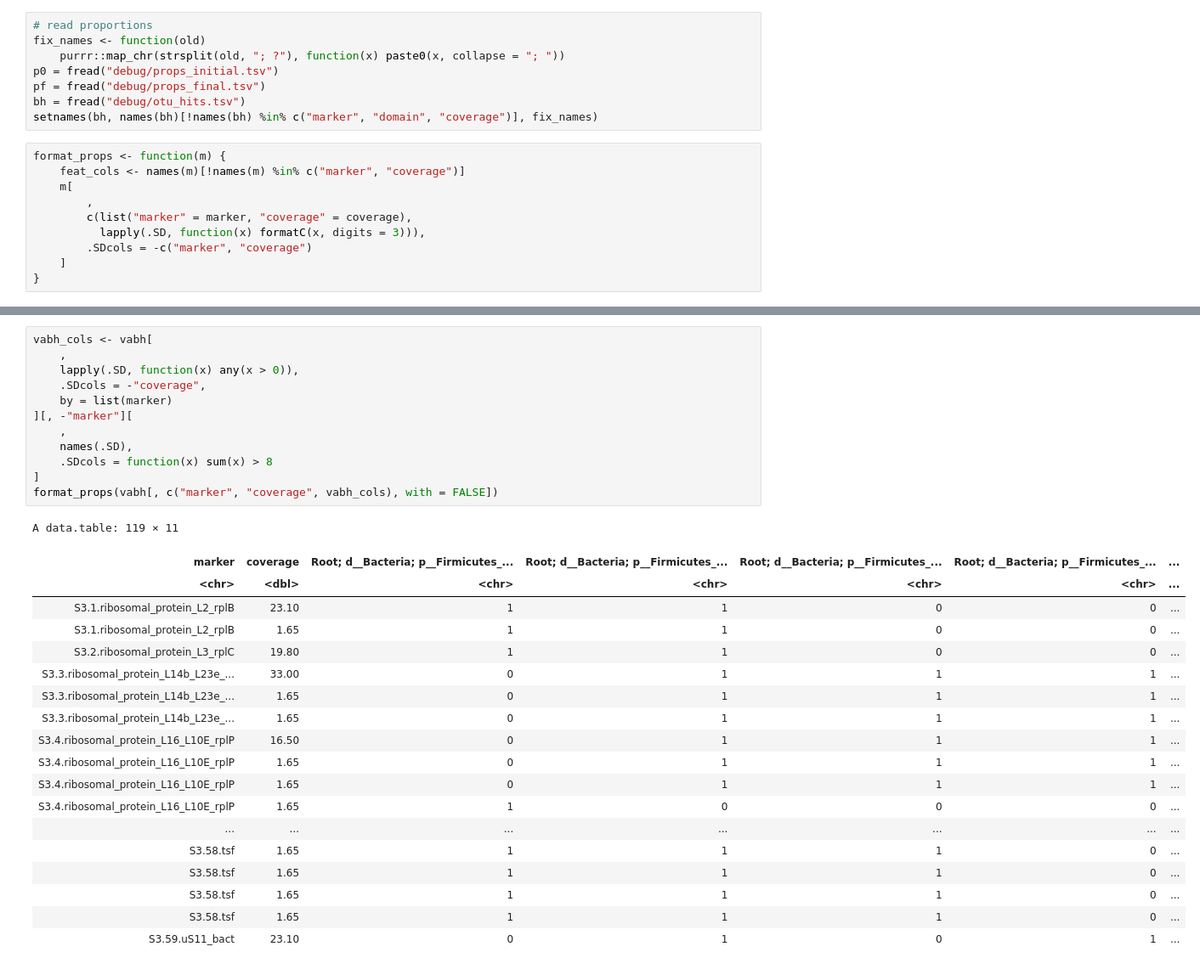
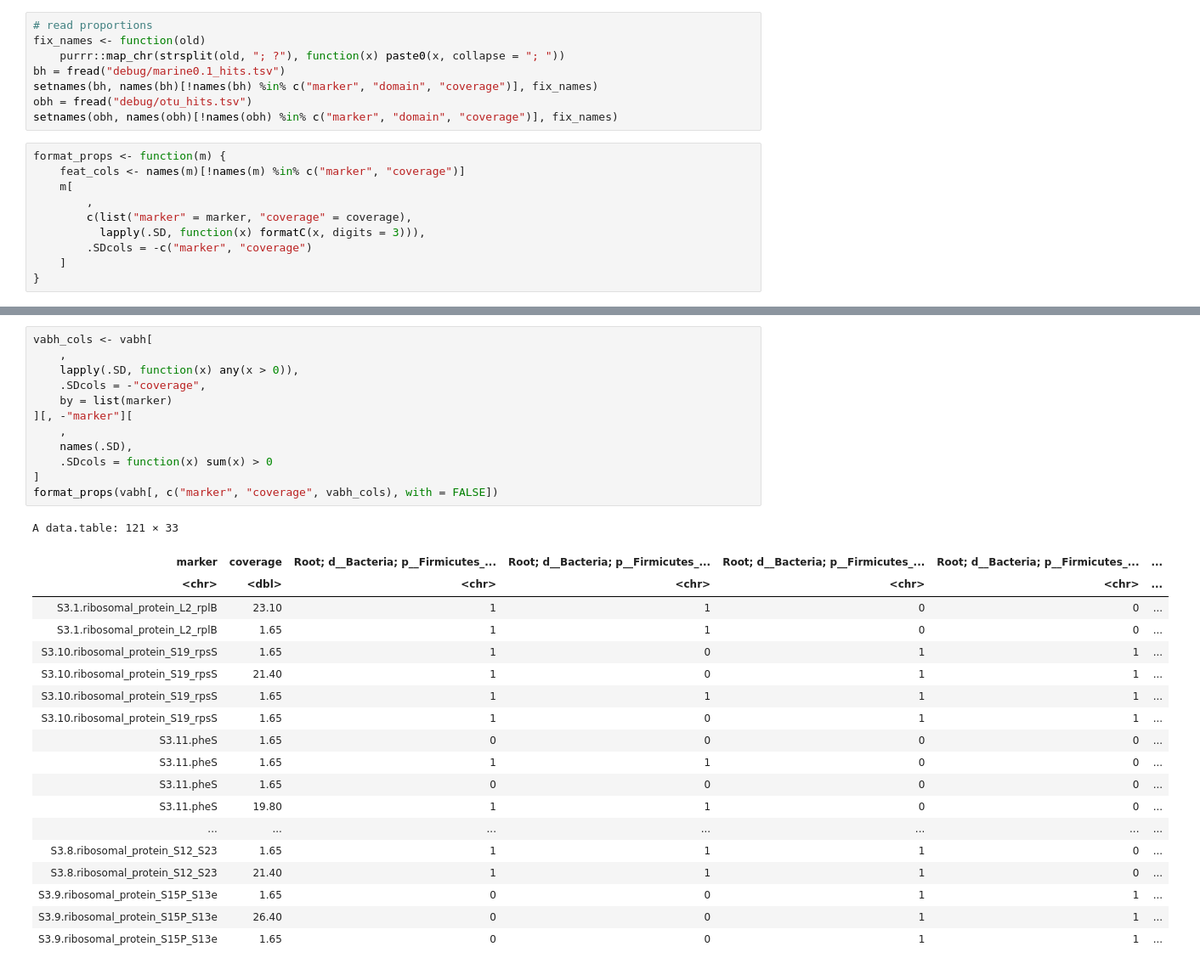
Before and after one commit to timbalam/singlem-benchmarking, a Jupyter notebook: 5_novelty/plot.ipynb, the cells around one changed output, grey strips where cells are left out. Shown at 85% size. Saved outputs shown, nothing was run; the diff lists cells and outputs as text.

```diff
--- a/5_novelty/plot.ipynb
+++ b/5_novelty/plot.ipynb
@@ -220,10 +220,10 @@ A data.table: 27 × 6
 # read proportions
 fix_names <- function(old)
     purrr::map_chr(strsplit(old, "; ?"), function(x) paste0(x, collapse = "; "))
-p0 = fread("debug/props_initial.tsv")
-pf = fread("debug/props_final.tsv")
-bh = fread("debug/otu_hits.tsv")
+bh = fread("debug/marine0.1_hits.tsv")
 setnames(bh, names(bh)[!names(bh) %in% c("marker", "domain", "coverage")], fix_names)
+obh = fread("debug/otu_hits.tsv")
+setnames(obh, names(obh)[!names(obh) %in% c("marker", "domain", "coverage")], fix_names)
 # %%
 format_props <- function(m) {
     feat_cols <- names(m)[!names(m) %in% c("marker", "coverage")]
@@ -303,35 +346,35 @@ A data.table: 1 × 30
 # %%
 vabh_cols <- vabh[
     ,
     lapply(.SD, function(x) any(x > 0)),
     .SDcols = -"coverage",
     by = list(marker)
 ][, -"marker"][
     ,
     names(.SD),
-    .SDcols = function(x) sum(x) > 8
+    .SDcols = function(x) sum(x) > 0
 ]
 format_props(vabh[, c("marker", "coverage", vabh_cols), with = FALSE])
 # %% [output]
-A data.table: 119 × 11
+A data.table: 121 × 33
 | marker | coverage | Root; d__Bacteria; p__Firmicutes_... | Root; d__Bacteria; p__Firmicutes_... | Root; d__Bacteria; p__Firmicutes_... | Root; d__Bacteria; p__Firmicutes_... | ... |
 | <chr> | <dbl> | <chr> | <chr> | <chr> | <chr> | ... |
 | S3.1.ribosomal_protein_L2_rplB | 23.10 | 1 | 1 | 0 | 0 | ... |
 | S3.1.ribosomal_protein_L2_rplB | 1.65 | 1 | 1 | 0 | 0 | ... |
-| S3.2.ribosomal_protein_L3_rplC | 19.80 | 1 | 1 | 0 | 0 | ... |
-| S3.3.ribosomal_protein_L14b_L23e_... | 33.00 | 0 | 1 | 1 | 1 | ... |
-| S3.3.ribosomal_protein_L14b_L23e_... | 1.65 | 0 | 1 | 1 | 1 | ... |
-| S3.3.ribosomal_protein_L14b_L23e_... | 1.65 | 0 | 1 | 1 | 1 | ... |
-| S3.4.ribosomal_protein_L16_L10E_rplP | 16.50 | 0 | 1 | 1 | 1 | ... |
-| S3.4.ribosomal_protein_L16_L10E_rplP | 1.65 | 0 | 1 | 1 | 1 | ... |
-| S3.4.ribosomal_protein_L16_L10E_rplP | 1.65 | 0 | 1 | 1 | 1 | ... |
-| S3.4.ribosomal_protein_L16_L10E_rplP | 1.65 | 1 | 0 | 0 | 0 | ... |
+| S3.10.ribosomal_protein_S19_rpsS | 1.65 | 1 | 0 | 1 | 1 | ... |
+| S3.10.ribosomal_protein_S19_rpsS | 21.40 | 1 | 0 | 1 | 1 | ... |
+| S3.10.ribosomal_protein_S19_rpsS | 1.65 | 1 | 1 | 1 | 1 | ... |
+| S3.10.ribosomal_protein_S19_rpsS | 1.65 | 1 | 0 | 1 | 1 | ... |
+| S3.11.pheS | 1.65 | 0 | 0 | 0 | 0 | ... |
+| S3.11.pheS | 1.65 | 1 | 1 | 0 | 0 | ... |
+| S3.11.pheS | 1.65 | 0 | 0 | 0 | 0 | ... |
+| S3.11.pheS | 19.80 | 1 | 1 | 0 | 0 | ... |
 | ... | ... | ... | ... | ... | ... | ... |
-| S3.58.tsf | 1.65 | 1 | 1 | 1 | 0 | ... |
-| S3.58.tsf | 1.65 | 1 | 1 | 1 | 0 | ... |
-| S3.58.tsf | 1.65 | 1 | 1 | 1 | 0 | ... |
-| S3.58.tsf | 1.65 | 1 | 1 | 1 | 0 | ... |
-| S3.59.uS11_bact | 23.10 | 0 | 1 | 0 | 1 | ... |
+| S3.8.ribosomal_protein_S12_S23 | 1.65 | 1 | 1 | 1 | 0 | ... |
+| S3.8.ribosomal_protein_S12_S23 | 21.40 | 1 | 1 | 1 | 0 | ... |
+| S3.9.ribosomal_protein_S15P_S13e | 1.65 | 0 | 0 | 1 | 1 | ... |
+| S3.9.ribosomal_protein_S15P_S13e | 26.40 | 0 | 0 | 1 | 1 | ... |
+| S3.9.ribosomal_protein_S15P_S13e | 1.65 | 0 | 0 | 1 | 1 | ... |
 # %%
 # look at Kineosporia genus
 format_table(m[grepl("g__Kineosporia", taxonomy)])
```
Also changed, not shown: parts of 19 cells of this notebook.
